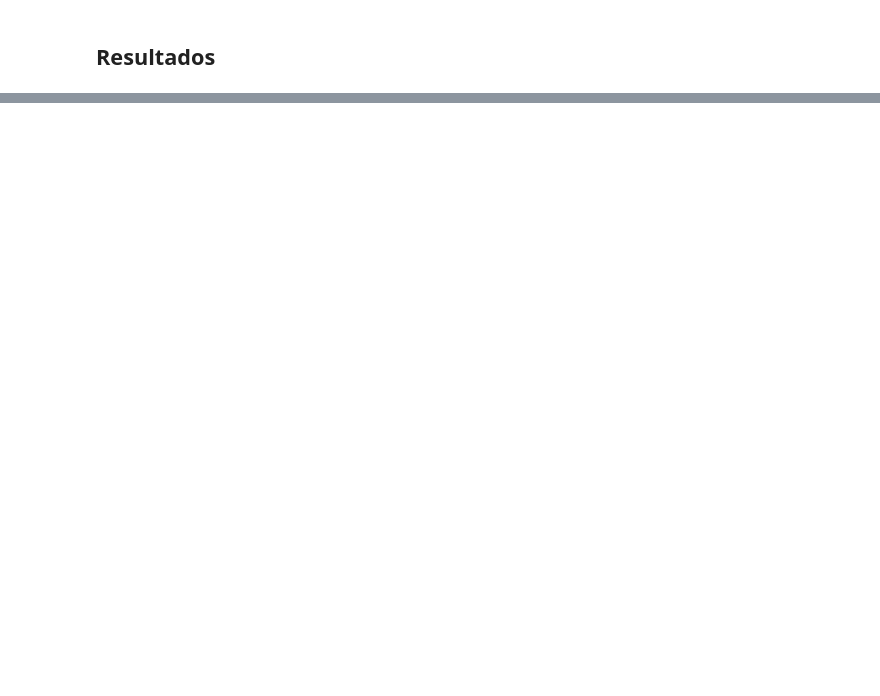
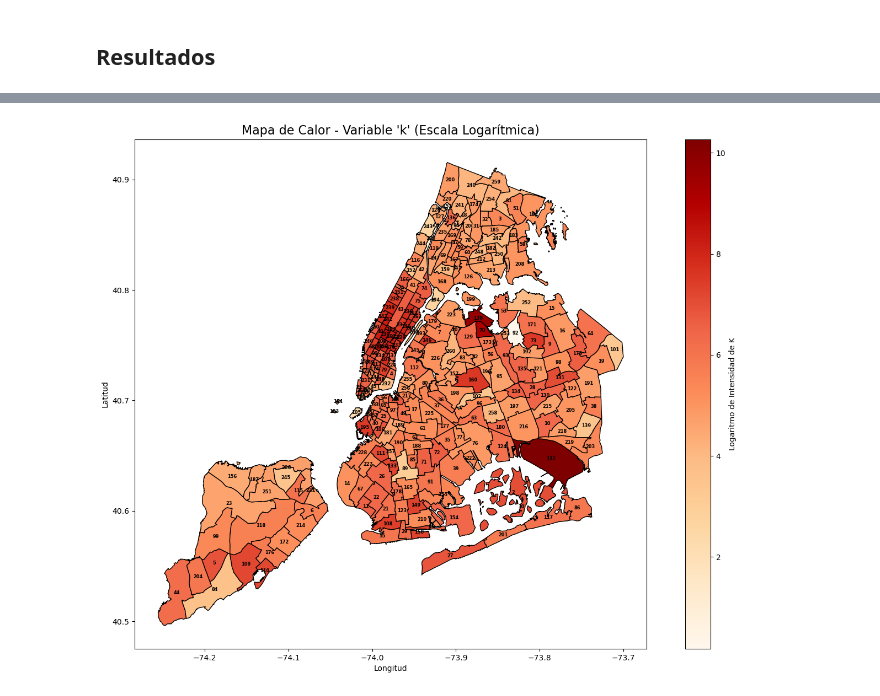
Before and after one commit to lmunozm1702/taxi_electrico_nyc, a Jupyter notebook: ML/LOCAL/Preprocessing2.ipynb, the cells around one changed output, grey strips where cells are left out. Cells and saved outputs as stored; diff of their text form; code cells hidden in the pictures; blank space fills up the shorter version.

```diff
--- a/ML/LOCAL/Preprocessing2.ipynb
+++ b/ML/LOCAL/Preprocessing2.ipynb
@@ -825,0 +1112,41 @@ def get_values(df, R, locationID):
+# %%
+import pandas as pd
+import geopandas as gpd
+import matplotlib.pyplot as plt
+from shapely import wkt
+from shapely.geometry import MultiPolygon
+import numpy as np
+
+# Simulación del DataFrame con datos proporcionados
+data = df
+
+# Convertir la columna 'geometry' de objetos geométricos a WKT
+data['geometry'] = data['geometry'].apply(lambda geom: geom.wkt if isinstance(geom, MultiPolygon) else geom)
+
+# Convertir la columna 'geometry' de WKT a objetos geométricos
+data['geometry'] = data['geometry'].apply(wkt.loads)
+
+# Convertir el DataFrame a un GeoDataFrame
+geo_df = gpd.GeoDataFrame(data, geometry='geometry', crs="EPSG:4326")
+
+# Crear la columna logarítmica
+geo_df['log_k'] = np.log(geo_df['k'] + 1)  # Añadir 1 para evitar log(0)
+
+# Crear el mapa de calor con bordes negros
+fig, ax = plt.subplots(1, 1, figsize=(18, 12))
+geo_df.plot(column='log_k', ax=ax, legend=True, cmap='OrRd', edgecolor='black', legend_kwds={'label': "Logaritmo de Intensidad de K"})
+
+# Colocar el valor de 'locationID' en el centro de cada locación
+for idx, row in geo_df.iterrows():
+    plt.annotate(text=row['locationID'], xy=(row.geometry.centroid.x, row.geometry.centroid.y),
+                 ha='center', va='center', fontsize=6, color='black', weight='bold')
+
+# Configurar el gráfico
+ax.set_title("Mapa de Calor - Variable 'k' (Escala Logarítmica)", fontsize=16)
+ax.set_xlabel("Longitud")
+ax.set_ylabel("Latitud")
+
+# Mostrar el gráfico
+plt.show()
+# %% [output]
+[figure, added]
```
Also changed, not shown: parts of 20 cells of this notebook, 7 other files.
